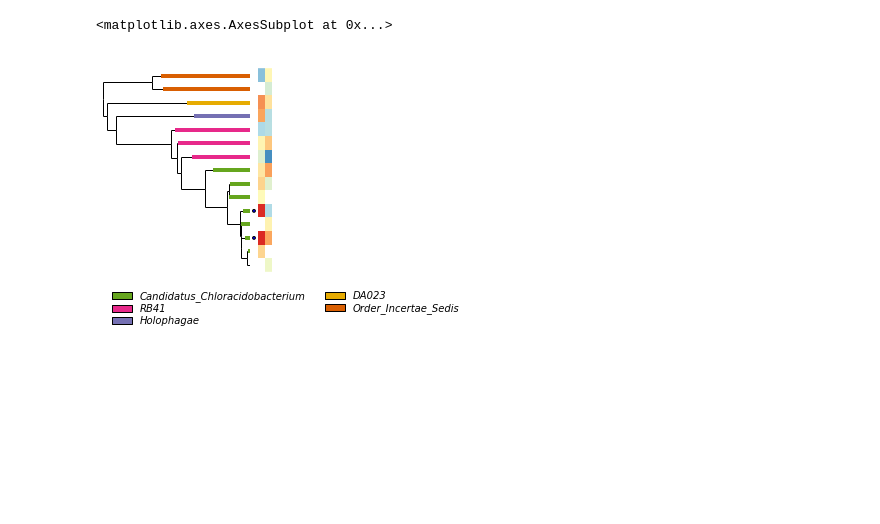
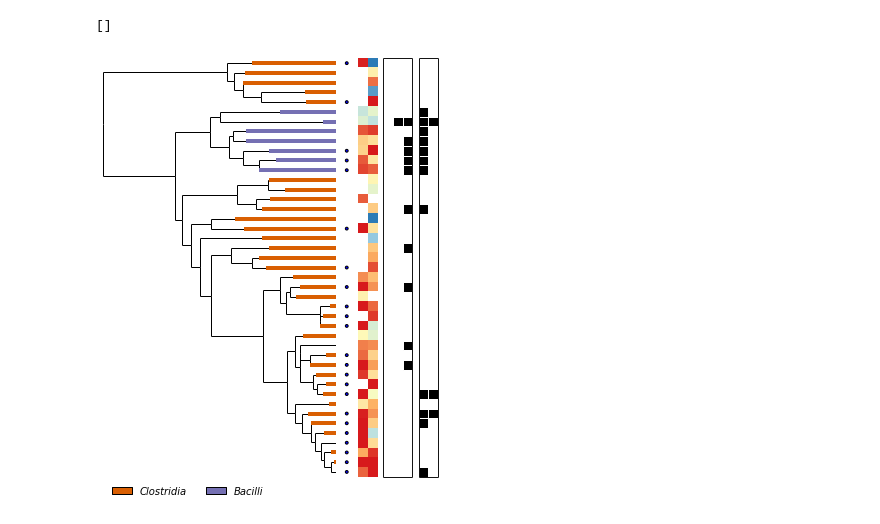
Before and after one commit to chuckpr/NSIP_data_analysis, a Jupyter notebook: figures_and_stats/trees.ipynb, the cells around one changed output. Cells and saved outputs as stored; diff of their text form; code cells hidden in the pictures; blank space fills up the shorter version.

Commit message:
environment data on trees

```diff
--- a/figures_and_stats/trees.ipynb
+++ b/figures_and_stats/trees.ipynb
@@ -180,19 +143,0 @@ scatter(tdf, df_l2fc, ax3)
-# %%
-fig = plt.figure()
-fig.set_size_inches([3,4])
-gs = gridspec.GridSpec(1, 3, width_ratios=[24,1,2], wspace=0.025)
-ax = plt.subplot(gs[0])
-OTUs = df_l2fc[df_l2fc["Rank2"]=="Acidobacteria"]["OTU"]
-%Rpush OTUs
-tdf = get_tree_df("prune_taxa(as.character(OTUs), physeq)")
-tax_colord = get_tax_colordict(tdf, "Rank3")
-tree(tdf, tax_colord, ax, leg_spacing=0, lw_tax=4)
-
-ax2 = plt.subplot(gs[2], sharey = ax)
-heatmap(tdf, df_l2fc, ax2)
-
-ax3 = plt.subplot(gs[1], sharey = ax)
-scatter(tdf, df_l2fc, ax3)
-# %% [output]
-<matplotlib.axes.AxesSubplot at 0x...>
-[figure, removed]
@@ -198,0 +147,47 @@ scatter(tdf, df_l2fc, ax3)
+# %%
+mdf = com.load_data("mdf")
+# %%
+fig = plt.figure()
+fig.set_size_inches([6,7.5])
+gs = gridspec.GridSpec(1, 5, width_ratios=[24,1,2,3,2], wspace=0.10)
+ax = plt.subplot(gs[0])
+OTUs = df_l2fc[df_l2fc["Rank2"]=="Firmicutes"]["OTU"]
+%Rpush OTUs
+tdf = get_tree_df("prune_taxa(as.character(OTUs), physeq.nsip)")
+tax_colord = get_tax_colordict(tdf, "Rank3")
+tree(tdf, tax_colord, ax, leg_spacing=0, lw_tax=4)
+
+ax2 = plt.subplot(gs[2], sharey = ax)
+heatmap(tdf, df_l2fc, ax2)
+
+ax3 = plt.subplot(gs[1], sharey = ax)
+scatter(tdf, df_l2fc, ax3)
+
+ax4 = fig.add_subplot(gs[3], sharey = ax)
+d = mdf[mdf["study"]=="Garcia-Pichel et al. (2013)"][["OTU","BiocrustType","Abundance"]].groupby(["OTU","BiocrustType"]).sum()
+d = d.reset_index().pivot(index="OTU", values="Abundance", columns="BiocrustType").reset_index()
+leaves = get_leaves(tdf)
+d_plot = leaves.merge(d, how="left", left_on="label", right_on="OTU").sort("y")
+z = d_plot[["Lichen","dark","light"]].as_matrix() > 0
+Y = d_plot.y
+Y = Y.append(pd.Series(Y.max()+1))
+Y = Y - 1.5
+ax4.pcolor(arange(4) + 1, Y.values, z, edgecolors='w', linewidths=1, cmap="Greys")
+ax4.set_xticks([])
+ax4.set_yticks([])
+
+ax5 = fig.add_subplot(gs[4], sharey = ax)
+d = mdf[mdf["study"]=="Steven et al. (2013)"][["OTU","crust_or_below","Abundance"]].groupby(["OTU","crust_or_below"]).sum()
+d = d.reset_index().pivot(index="OTU", values="Abundance", columns="crust_or_below").reset_index()
+leaves = get_leaves(tdf)
+d_plot = leaves.merge(d, how="left", left_on="label", right_on="OTU").sort("y")
+z = d_plot[["below","crust"]].as_matrix() > 0
+Y = d_plot.y
+Y = Y.append(pd.Series(Y.max()+1))
+Y = Y - 1.5
+ax5.pcolor(arange(3) + 1, Y.values, z, edgecolors='w', linewidths=1, cmap="Greys")
+ax5.set_xticks([])
+ax5.set_yticks([])
+# %% [output]
+[]
+[figure, added]
```
Also changed, not shown: parts of 8 cells of this notebook.
